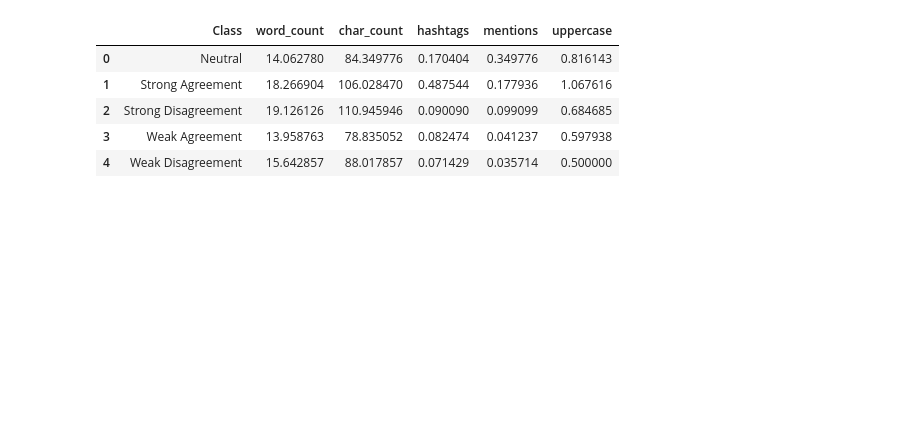
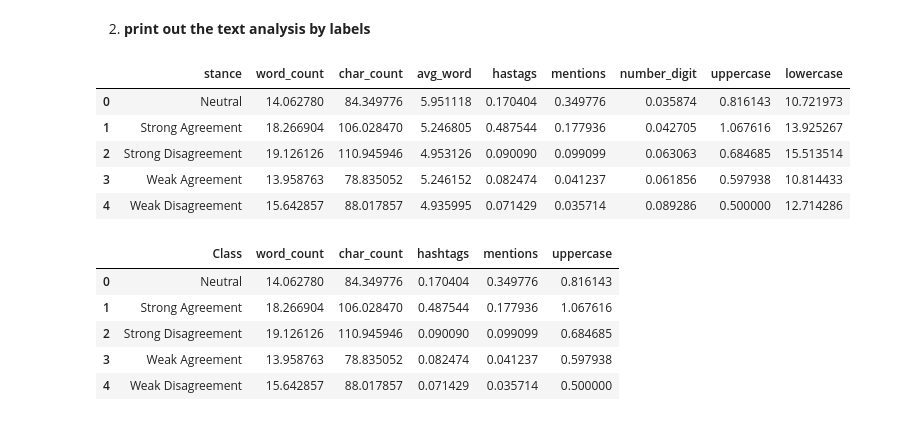
Before and after one commit to tbs17/SusceptibilityRepo, a Jupyter notebook: susceptibility/code/Susceptibility_data_extraction_cleaning-clean.ipynb, the cells around one changed output. Saved outputs shown, nothing was run; the diff lists cells and outputs as text; code cells hidden in the pictures; blank space fills up the shorter version.

```diff
--- a/susceptibility/code/Susceptibility_data_extraction_cleaning-clean.ipynb
+++ b/susceptibility/code/Susceptibility_data_extraction_cleaning-clean.ipynb
@@ -417,8 +423,18 @@ replier_majority_labled.to_csv('majority_labled_replier_info.csv',index=False,en
+# %% [markdown]
+2. **print out the text analysis by labels**
 # %%
+replier_majority_labled=pd.read_csv('majority_labled_replier_info.csv')
 text_stance=replier_majority_labled[['stance', 'word_count', 'char_count', 'avg_word',
        'hastags', 'mentions', 'number_digit', 'uppercase', 'lowercase']]
 text_by_stance=text_stance.groupby('stance').mean().reset_index()
 text_by_stance.head()
+# %% [output]
+|  | stance | word_count | char_count | avg_word | hastags | mentions | number_digit | uppercase | lowercase |
+| 0 | Neutral | 14.062780 | 84.349776 | 5.951118 | 0.170404 | 0.349776 | 0.035874 | 0.816143 | 10.721973 |
+| 1 | Strong Agreement | 18.266904 | 106.028470 | 5.246805 | 0.487544 | 0.177936 | 0.042705 | 1.067616 | 13.925267 |
+| 2 | Strong Disagreement | 19.126126 | 110.945946 | 4.953126 | 0.090090 | 0.099099 | 0.063063 | 0.684685 | 15.513514 |
+| 3 | Weak Agreement | 13.958763 | 78.835052 | 5.246152 | 0.082474 | 0.041237 | 0.061856 | 0.597938 | 10.814433 |
+| 4 | Weak Disagreement | 15.642857 | 88.017857 | 4.935995 | 0.071429 | 0.035714 | 0.089286 | 0.500000 | 12.714286 |
 # %%
 ###### text_stance.columns
 col=['stance', 'word_count', 'char_count', 'hastags', 'mentions', 'uppercase']
```
Also changed, not shown: parts of 104 cells of this notebook, 1 other file.
